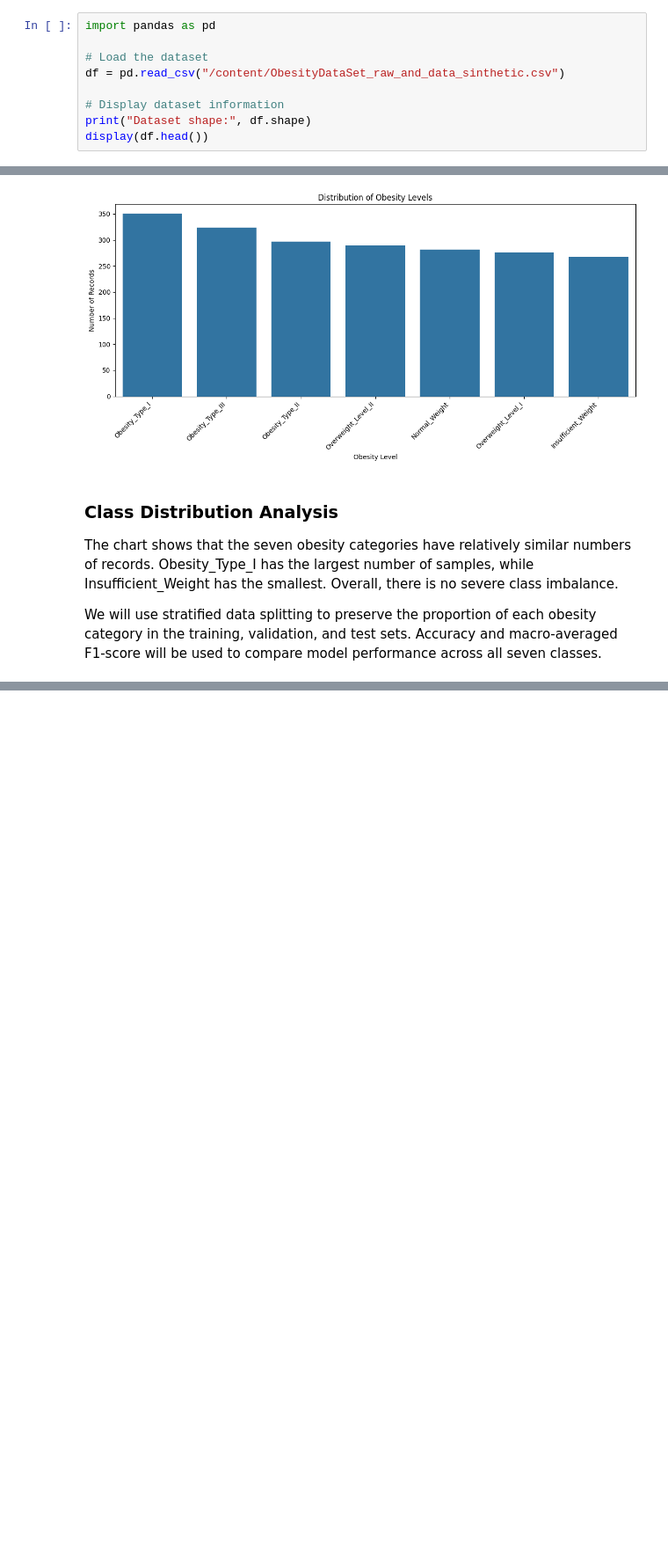
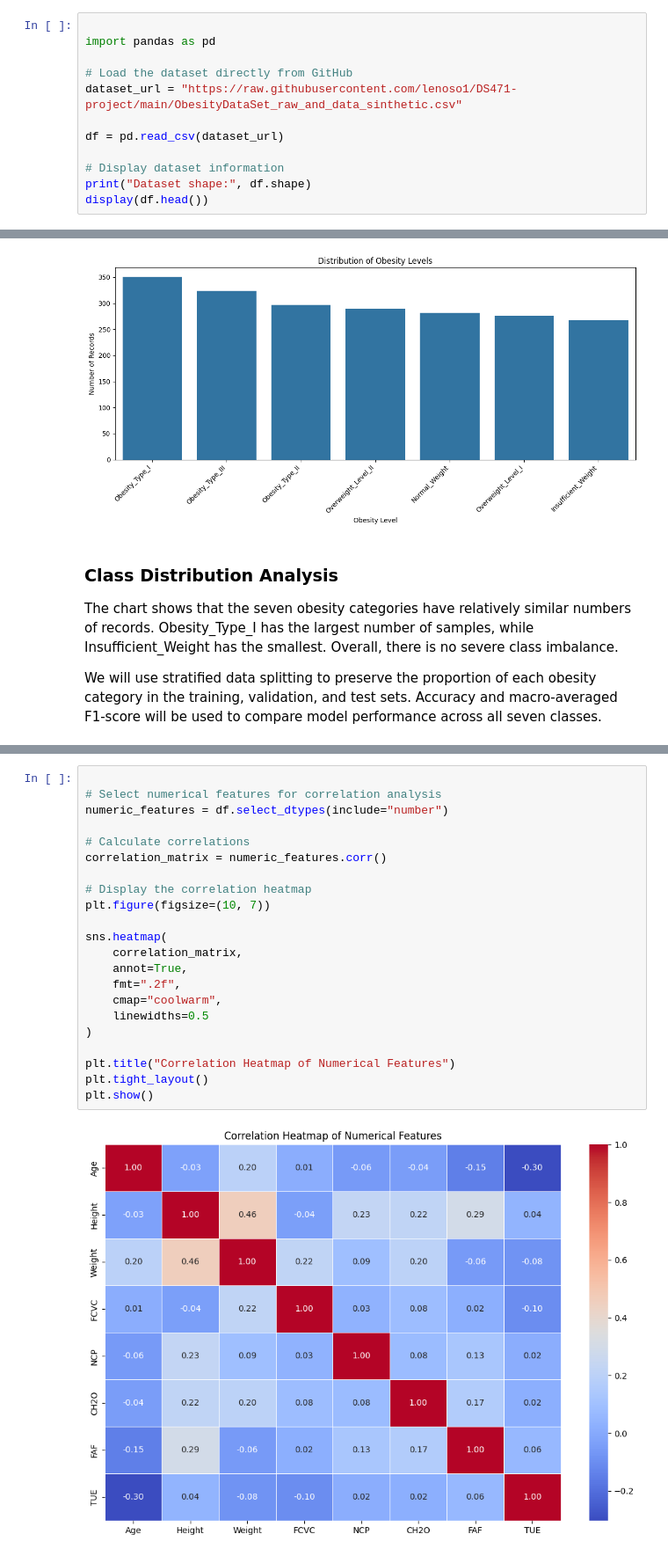
Before and after one commit to lenoso1/DS471-project, a Jupyter notebook: DS471_Obesity_Level_Prediction.ipynb, the cells around one changed output, grey strips where cells are left out. Shown at 88% size. Saved outputs shown, nothing was run; the diff lists cells and outputs as text; blank space fills up the shorter version.

Commit message:
Upload final completed notebook - all five project stages

```diff
--- a/DS471_Obesity_Level_Prediction.ipynb
+++ b/DS471_Obesity_Level_Prediction.ipynb
@@ -12,8 +21,11 @@
 # %%
+
 import pandas as pd
 
-# Load the dataset
-df = pd.read_csv("/content/ObesityDataSet_raw_and_data_sinthetic.csv")
+# Load the dataset directly from GitHub
+dataset_url = "https://raw.githubusercontent.com/lenoso1/DS471-project/main/ObesityDataSet_raw_and_data_sinthetic.csv"
+
+df = pd.read_csv(dataset_url)
 
 # Display dataset information
 print("Dataset shape:", df.shape)
@@ -182,0 +200,24 @@ We will use stratified data splitting to preserve the proportion of each obesity
+# %%
+
+# Select numerical features for correlation analysis
+numeric_features = df.select_dtypes(include="number")
+
+# Calculate correlations
+correlation_matrix = numeric_features.corr()
+
+# Display the correlation heatmap
+plt.figure(figsize=(10, 7))
+
+sns.heatmap(
+    correlation_matrix,
+    annot=True,
+    fmt=".2f",
+    cmap="coolwarm",
+    linewidths=0.5
+)
+
+plt.title("Correlation Heatmap of Numerical Features")
+plt.tight_layout()
+plt.show()
+# %% [output]
+[figure, added]
```
Also changed, not shown: parts of 42 cells of this notebook.
